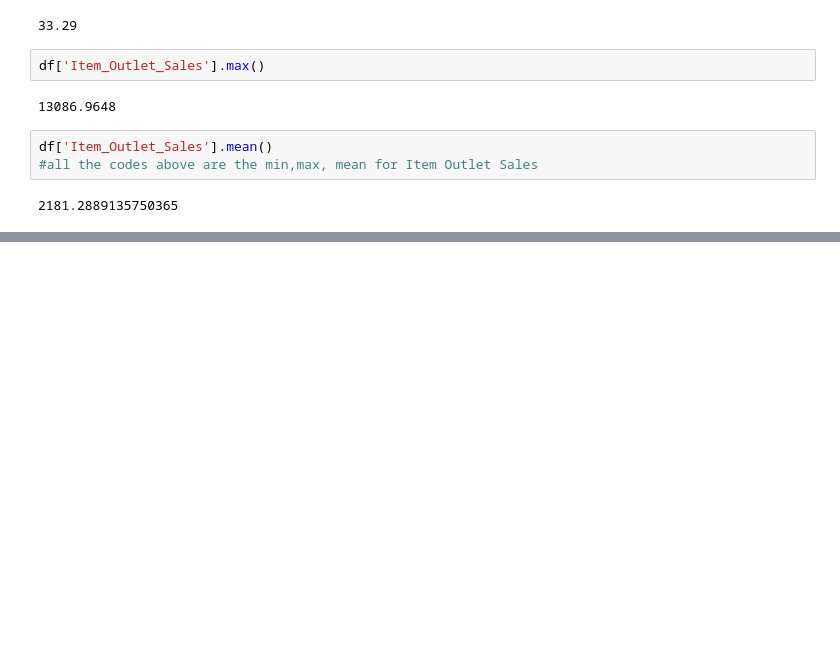
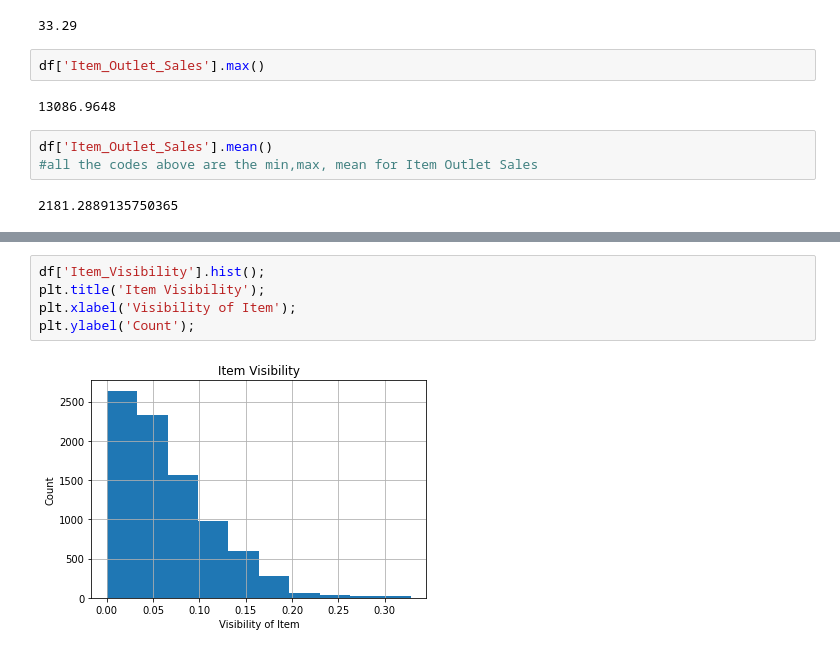
Before and after one commit to Sabrinapearlpervez/food-sales-predictions, a Jupyter notebook: food_sales_predictions.ipynb, the cells around one changed output, grey strips where cells are left out. Saved outputs shown, nothing was run; the diff lists cells and outputs as text; blank space fills up the shorter version.

```diff
--- a/food_sales_predictions.ipynb
+++ b/food_sales_predictions.ipynb
@@ -172,0 +185,7 @@ df['Item_Outlet_Sales'].mean()
+# %%
+df['Item_Visibility'].hist();
+plt.title('Item Visibility');
+plt.xlabel('Visibility of Item');
+plt.ylabel('Count');
+# %% [output]
+[figure, added]
```
Also changed, not shown: parts of 9 cells of this notebook.
